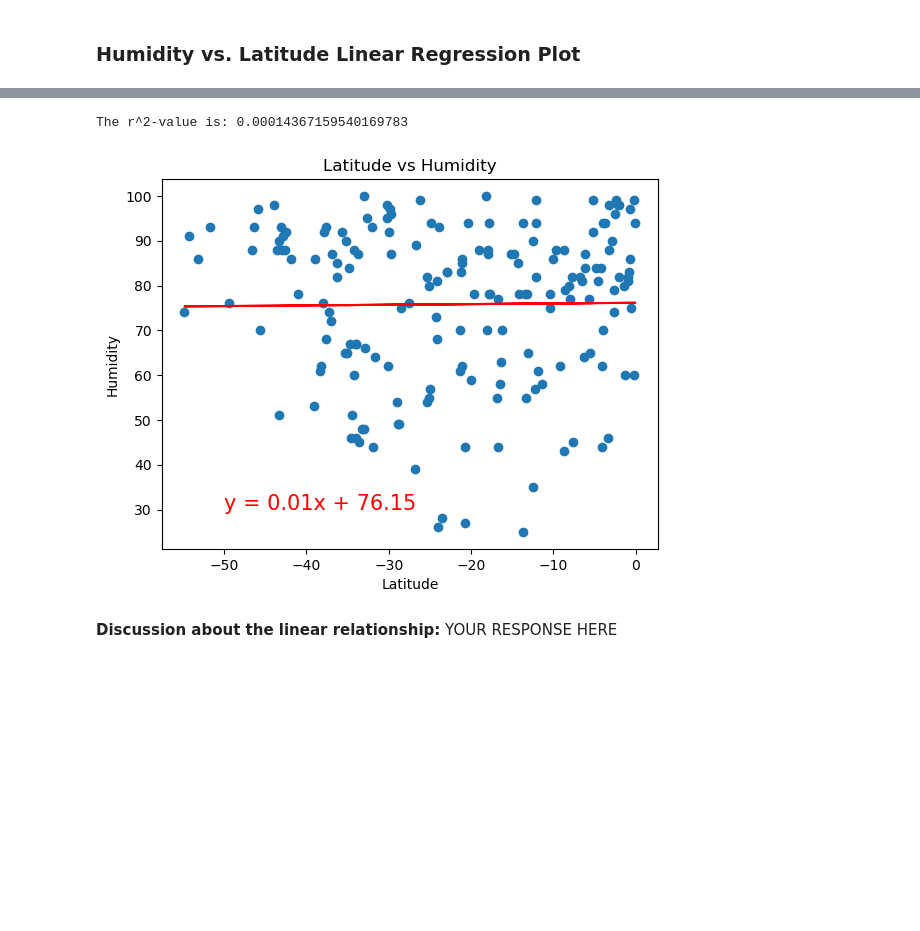
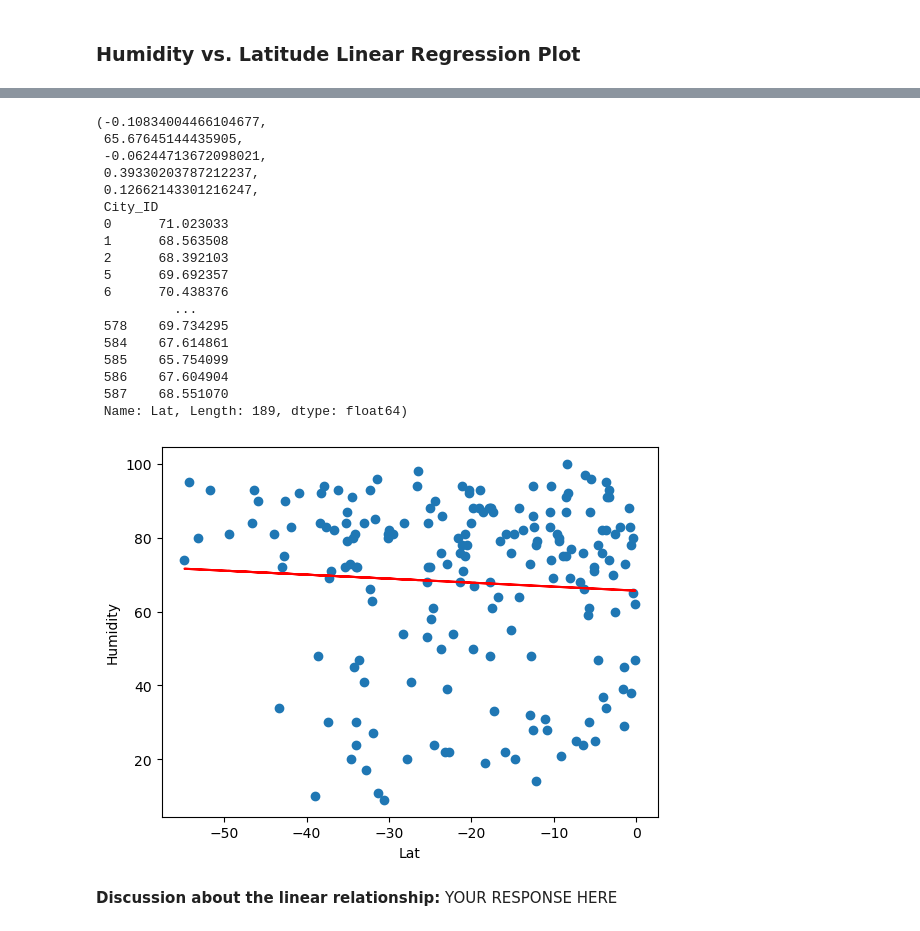
Before and after one commit to nickbartram/python-api-challenge, a Jupyter notebook: WeatherPy/WeatherPy.ipynb, the cells around one changed output, grey strips where cells are left out. Cells and saved outputs as stored; diff of their text form; code cells hidden in the pictures; blank space fills up the shorter version.

```diff
--- a/WeatherPy/WeatherPy.ipynb
+++ b/WeatherPy/WeatherPy.ipynb
@@ -241,0 +270,21 @@ plt.show()
+# %%
+# Define a function to create Linear Regression plots
+def regress_func(city_data_df, x_col, y_col):
+
+    # Use scipy.stats lingress
+    (slope, intercept, rvalue, pvalue, stderr) = linregress(city_data_df[x_col], city_data_df[y_col])
+
+    # Get linear regression values
+    linreg_values = city_data_df[x_col] * slope + intercept
+
+    # Convert linreg_values to NumPy array (XLA helped with this code)
+    linreg_values = linreg_values
+
+    # Plotting the results
+    plt.scatter(city_data_df[x_col], city_data_df[y_col])
+    plt.plot(city_data_df[x_col], linreg_values, color='red')
+    plt.xlabel(x_col)
+    plt.ylabel(y_col)
+
+    # Return the following:
+    return slope, intercept, rvalue, pvalue, stderr, linreg_values
@@ -241,0 +305,6 @@ plt.show()
+# %%
+# Create a DataFrame with the Southern Hemisphere data (Latitude < 0)
+southern_hemi_df = city_data_df[city_data_df['Lat'] < 0]
+
+# Display sample data
+southern_hemi_df.head()
@@ -333,9 +414,26 @@ The r^2-value is: 0.007659599322853922
 # %%
 # Southern Hemisphere
-# YOUR CODE HERE
+regress_func(southern_hemi_df, 'Lat', 'Humidity')
 # %% [output]
-The r^2-value is: 0.00014367159540169783
+(-0.10834004466104677,
+ 65.67645144435905,
+ -0.06244713672098021,
+ 0.39330203787212237,
+ 0.12662143301216247,
+ City_ID
+ 0      71.023033
+ 1      68.563508
+ 2      68.392103
+ 5      69.692357
+ 6      70.438376
+          ...
+ 578    69.734295
+ 584    67.614861
+ 585    65.754099
+ 586    67.604904
+ 587    68.551070
+ Name: Lat, Length: 189, dtype: float64)
-[figure, old version]
+[figure, new version]
 # %% [markdown]
 **Discussion about the linear relationship:** YOUR RESPONSE HERE
 # %% [markdown]
```
Also changed, not shown: parts of 34 cells of this notebook, 5 other files.
